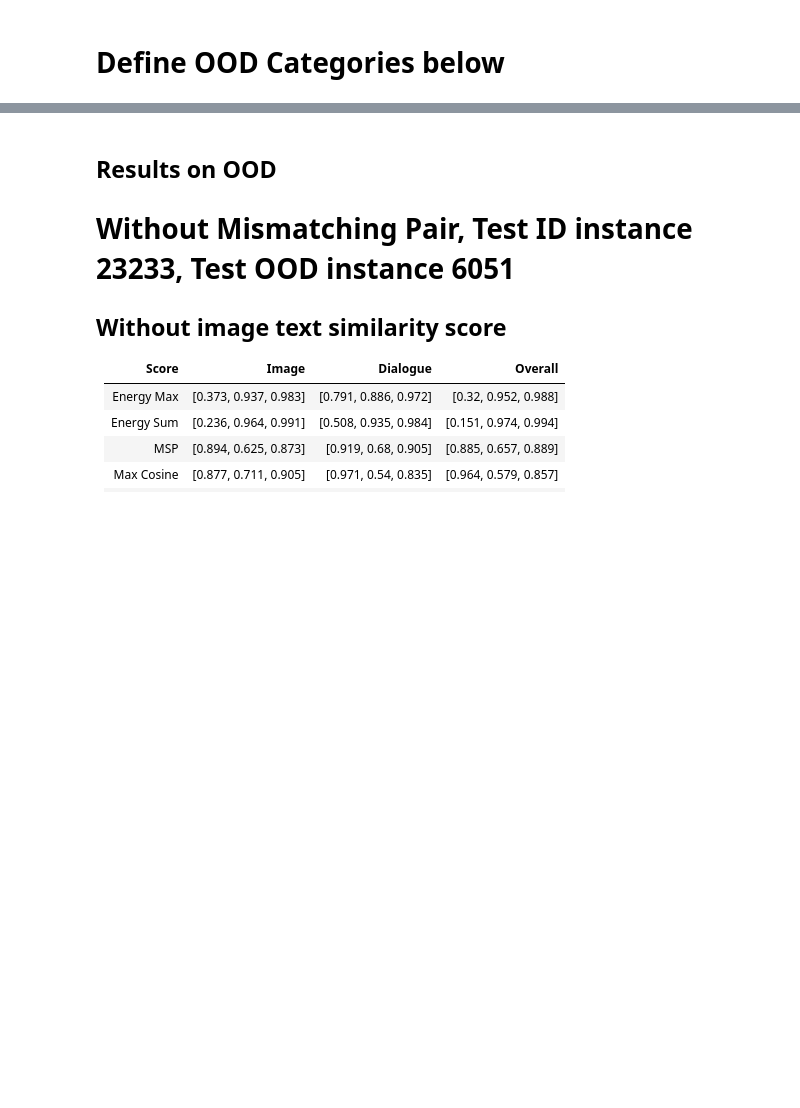
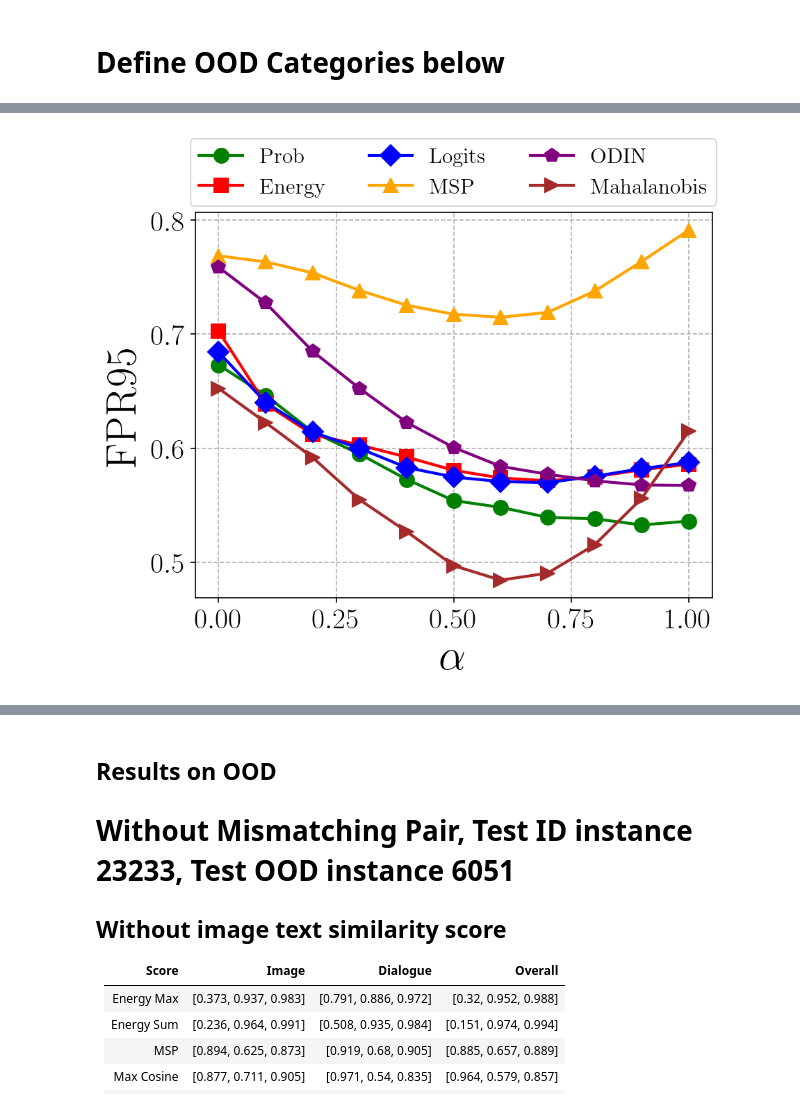
Before and after one commit to wfyitf/multimodal_ood, a Jupyter notebook: notebooks/clip_qa_run_all.ipynb, the cells around one changed output, grey strips where cells are left out. Cells and saved outputs as stored; diff of their text form; code cells hidden in the pictures; blank space fills up the shorter version.

```diff
--- a/notebooks/clip_qa_run_all.ipynb
+++ b/notebooks/clip_qa_run_all.ipynb
@@ -160,0 +234,27 @@ dialogue_model_loader.train_model(X_train_dialogue, Y_train, X_test_dialogue, Y_
+# %%
+alpha = [0, 0.1, 0.2, 0.3, 0.4, 0.5, 0.6, 0.7, 0.8, 0.9, 1]
+score_dict = {}
+score_sum_dict = {}
+for score_type in score_type_list:
+    score_dict[score_type] = []
+    score_sum_dict[score_type] = []
+    for a in alpha:
+        print(a)
+        print(score_type)
+        if score_type == "mahalanobis":
+            df_test[f'{score_type}_max_image_tranform'] = (1/df_test['image_text_similarity']) * df_test[f'{score_type}_max_image']
+            df_test[f'{score_type}_max_dialogue_tranform'] = (1/df_test['image_text_similarity']) * df_test[f'{score_type}_max_dialogue']
+            df_test[f'{score_type}_sum_image_tranform'] = (1/df_test['image_text_similarity']) * df_test[f'{score_type}_sum_image']
+            df_test[f'{score_type}_sum_dialogue_tranform'] = (1/df_test['image_text_similarity']) * df_test[f'{score_type}_sum_dialogue']
+        else:
+            df_test[f'{score_type}_max_image_tranform'] = 4 * (df_test['image_text_similarity']) * df_test[f'{score_type}_max_image']
+            df_test[f'{score_type}_max_dialogue_tranform'] = 4 * (df_test['image_text_similarity']) * df_test[f'{score_type}_max_dialogue']
+            df_test[f'{score_type}_sum_image_tranform'] = 4 * (df_test['image_text_similarity']) * df_test[f'{score_type}_sum_image']
+            df_test[f'{score_type}_sum_dialogue_tranform'] = 4 * (df_test['image_text_similarity']) * df_test[f'{score_type}_sum_dialogue']
+
+        df_test[f'{score_type}_overall_simialrity_max_transform'] = a * df_test[f'{score_type}_max_image_tranform'] + (1-a) * df_test[f'{score_type}_max_dialogue_tranform']
+        if score_type in ["energy", "logits", "prob", "odin", "mahalanobis"]:
+            df_test[f'{score_type}_overall_simialrity_sum_transform'] = a * df_test[f'{score_type}_sum_image_tranform'] + (1-a) * df_test[f'{score_type}_sum_dialogue_tranform']
+            score_sum_dict[score_type].append(ev.fpr_evaluation(df_test['OOD'].values, df_test[f'{score_type}_overall_simialrity_sum_transform'].values, 0.95))
+        FPR95 = ev.fpr_evaluation(df_test['OOD'].values, df_test[f'{score_type}_overall_simialrity_max_transform'].values, 0.95)
+        score_dict[score_type].append(FPR95)
@@ -160,0 +279,18 @@ dialogue_model_loader.train_model(X_train_dialogue, Y_train, X_test_dialogue, Y_
+# %%
+dot_sign = ['o', 's', 'D', '^', 'p', '>', '<', 'v']
+pretty_label = {"energy":"Energy", "logits":"Logits", "prob":"Prob", "msp":"MSP", "odin":"ODIN", "mahalanobis":"Mahalanobis"}
+color_dict = {"energy":"red", "logits":"blue", "prob":"green", "msp":"orange", "odin":"purple", "mahalanobis":"brown"}
+for score_type in score_type_list:
+    plt.plot(alpha, score_dict[score_type], label=pretty_label[score_type],
+              marker=dot_sign[score_type_list.index(score_type)], markersize=10,
+              color=color_dict[score_type], linewidth=2)
+plt.tick_params(axis='x', labelsize=20)
+plt.tick_params(axis='y', labelsize=20)
+
+plt.xlabel('$\\alpha$', fontsize = 30)
+plt.ylabel('FPR95', fontsize = 30)
+plt.legend(ncol=3, loc='upper center', bbox_to_anchor=(0.5, 1.22), fontsize = 15)
+plt.grid(True, linestyle='--')
+plt.savefig(f'../figures/example/{category}_alpha_max.pdf', bbox_inches='tight', dpi=300, format='pdf')
+# %% [output]
+[figure, added]
```
Also changed, not shown: parts of 19 cells of this notebook, 4 other files.
